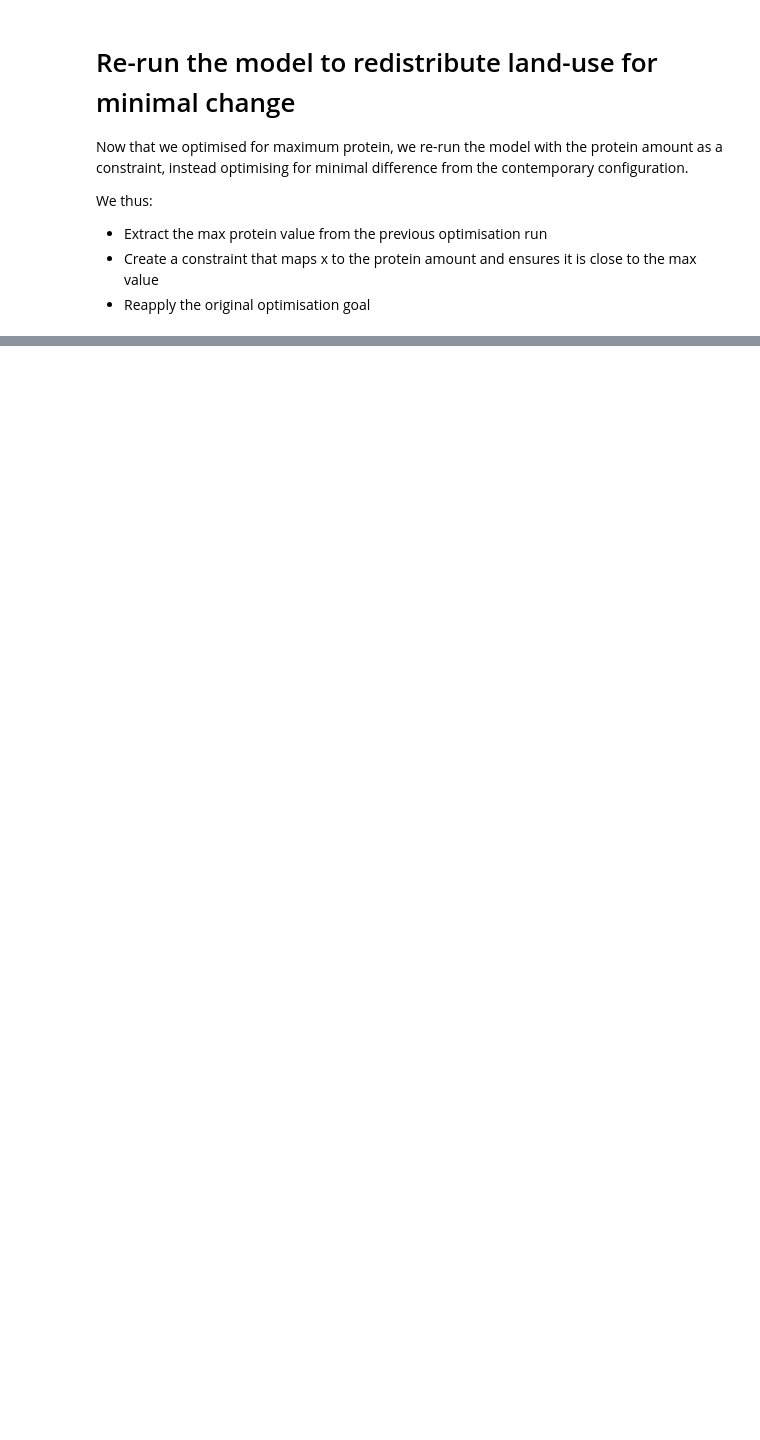
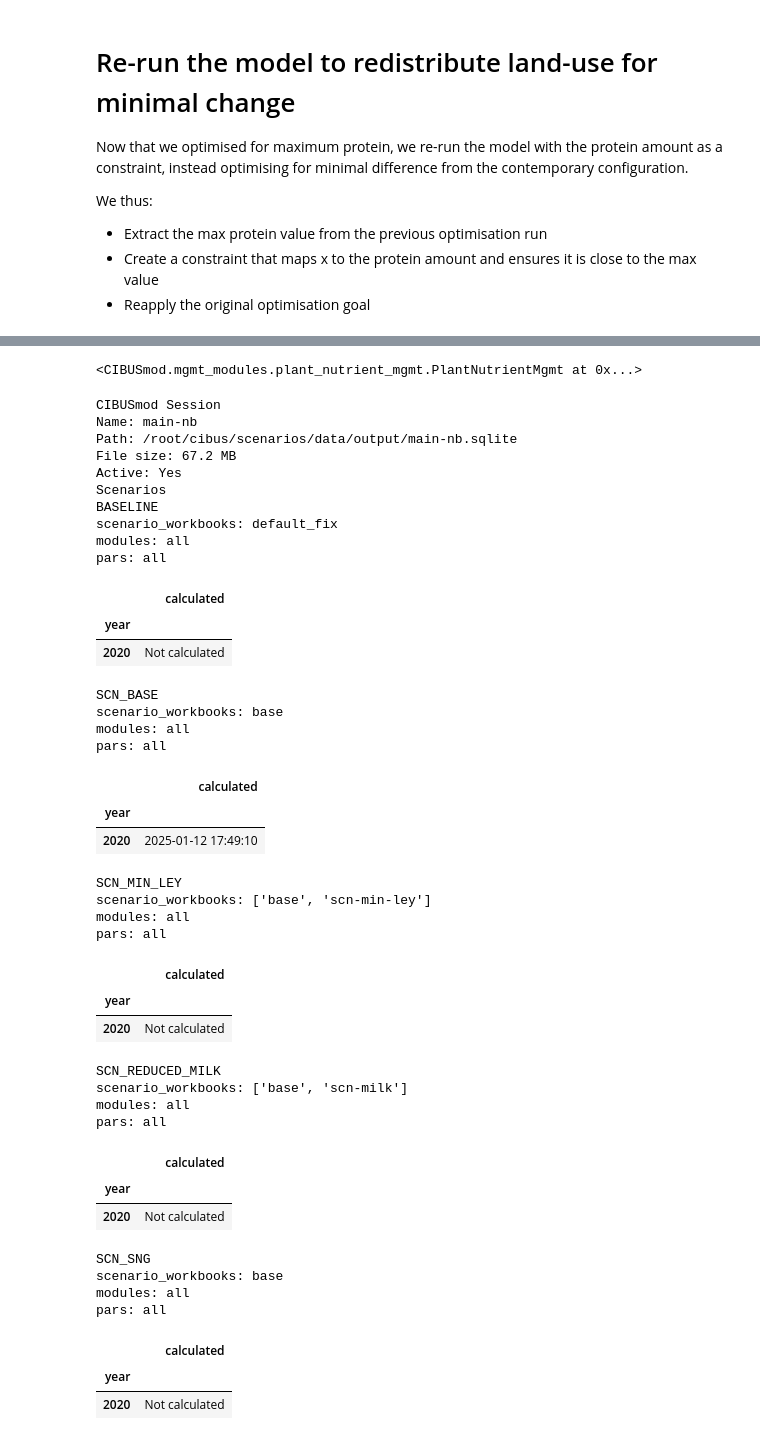
Before and after one commit to wanecek/eitm01-scenarios, a Jupyter notebook: main.ipynb, the cells around one changed output, grey strips where cells are left out. Drawn from its saved outputs; the diff is of its cells as text; code cells hidden in the pictures; blank space fills up the shorter version.

Commit message:
Update notebook and data files with scenarios

```diff
--- a/main.ipynb
+++ b/main.ipynb
@@ -54,35 +54,19 @@ session.add_scenario(
     "SCN_MIN_LEY",
     years=[2020],
     pars = "all",
-    scenario_workbooks="scn-min-ley"
+    scenario_workbooks=["base", "scn-min-ley"]
 )
 
 session.add_scenario(
     "SCN_REDUCED_MILK",
     years=[2020],
     pars = "all",
-    scenario_workbooks="scn-milk"
+    scenario_workbooks=["base", "scn-milk"]
 )
 
 session.add_scenario(
     "SCN_SNG",
     years=[2020],
     pars = "all",
+    scenario_workbooks="base"
 )
-
-def make_c9_sng(tol = 0.01):
-    """
-    Third scenario: ensure SNG remains constant
-
-    Returns
-    =======
-    method to revert scenario
-    """
-    sng_areas = self.x0['crp'].loc[['Semi-natural pastures', 'Semi-natural pastures, thin soils', 'Semi-natural pastures, wooded']]
-    keys_before = self.matrices().keys()
-
-    self.make_C9(C9_crp = sng_areas * (1 - tol), C9_rel = '>=')
-
-    new_key = (set(self.matrices().keys()) - set(keys_before)).pop()
-
-    return (lambda _: self.constraints.pop(new_key))
@@ -792,0 +956,48 @@ Length: 106, dtype: float64
+# %%
+plant_nutrient_mgmt
+# %% [output]
+<CIBUSmod.mgmt_modules.plant_nutrient_mgmt.PlantNutrientMgmt at 0x...>
+# %%
+session
+# %% [output]
+CIBUSmod Session
+Name: main-nb
+Path: /root/cibus/scenarios/data/output/main-nb.sqlite
+File size: 67.2 MB
+Active: Yes
+Scenarios
+BASELINE
+scenario_workbooks: default_fix
+modules: all
+pars: all
+|  | calculated |
+| year |  |
+| 2020 | Not calculated |
+SCN_BASE
+scenario_workbooks: base
+modules: all
+pars: all
+|  | calculated |
+| year |  |
+| 2020 | 2025-01-12 17:49:10 |
+SCN_MIN_LEY
+scenario_workbooks: ['base', 'scn-min-ley']
+modules: all
+pars: all
+|  | calculated |
+| year |  |
+| 2020 | Not calculated |
+SCN_REDUCED_MILK
+scenario_workbooks: ['base', 'scn-milk']
+modules: all
+pars: all
+|  | calculated |
+| year |  |
+| 2020 | Not calculated |
+SCN_SNG
+scenario_workbooks: base
+modules: all
+pars: all
+|  | calculated |
+| year |  |
+| 2020 | Not calculated |
```
Also changed, not shown: parts of 30 cells of this notebook, 2 other files.
